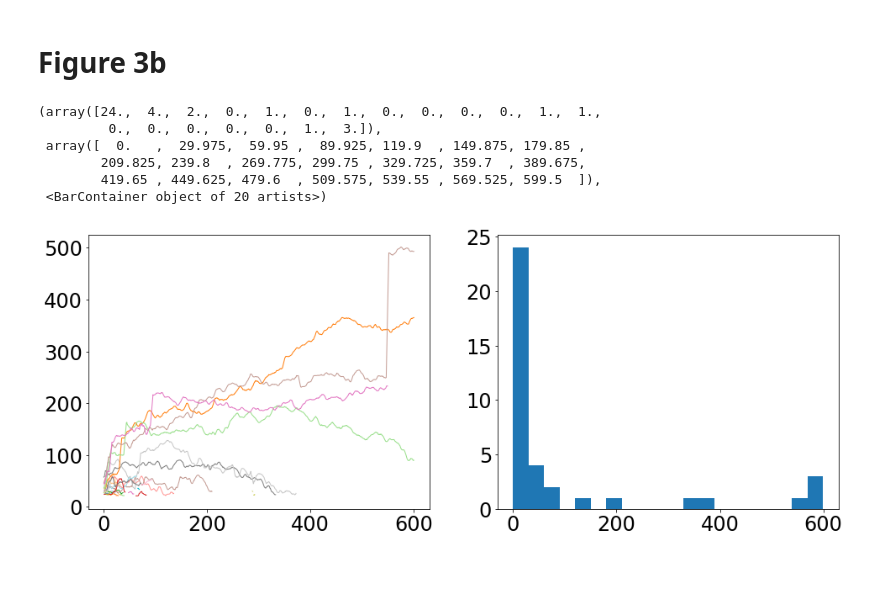
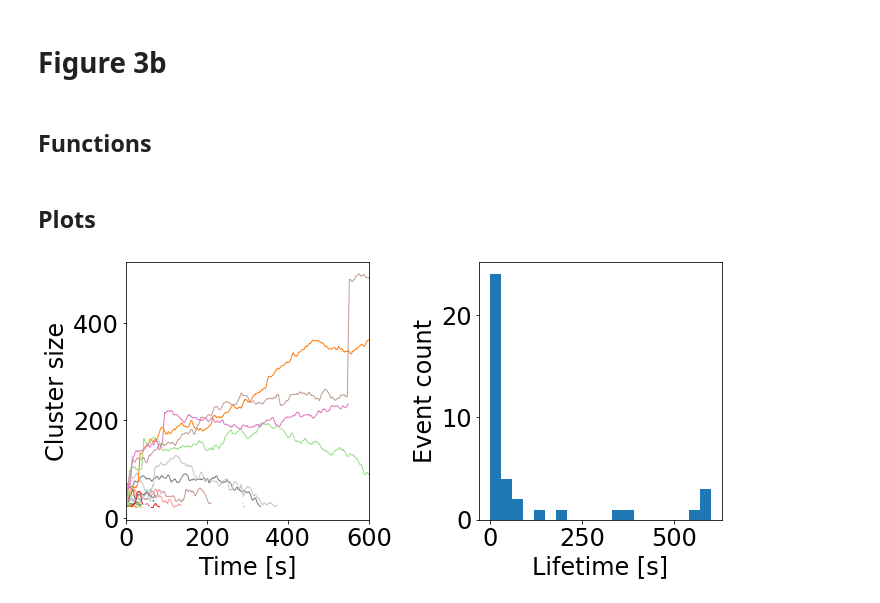
Before and after one commit to palladio11/aLENS_analysis, a Jupyter notebook: notebooks/chromatin_notebooks/Dyn_cond_figs/Figure3.ipynb, the cells around one changed output. Drawn from its saved outputs; the diff is of its cells as text; code cells hidden in the pictures; blank space fills up the shorter version.

```diff
--- a/notebooks/chromatin_notebooks/Dyn_cond_figs/Figure3.ipynb
+++ b/notebooks/chromatin_notebooks/Dyn_cond_figs/Figure3.ipynb
@@ -357,5 +350,7 @@ kymo_and_cluster_graph(sim_path)
 # %% [markdown]
 # Figure 3b
+# %% [markdown]
+## Functions
 # %%
 def get_cluster_trees_from_h5file(h5_file, cluster_similarity_threshold = .4, nskip = 10, part_min = 0):
     clusters = []
@@ -392,3 +402,5 @@ def get_lifetimes(branch_roots, min_time = 0, min_length = 0):
+# %% [markdown]
+## Plots
 # %%
 cluster_similarity_threshold = .4
 nskip = 10 # Time snapshot skips for cluster finding. = 10 secs
@@ -399,69 +411,56 @@ part_min = 40
 
 
 data_path = ceph_path / "DynCondPaper/23-10-20_aLc1_slice8.7._line1600_Pin1-13um_2xKe.1-300_ks100"
 sim_path = data_path / "simulations/Ke100_Pin5.0um/"
 
 h5_clust_file = sim_path / 'analysis/cluster_analysis.h5'
 with h5py.File(h5_clust_file, 'r') as h5_data:
     cluster_grp = h5_data['clusters']
     time_arr = h5_data['time'][...]
     time_grp_list = sorted(cluster_grp.values(), key=lambda x: x.attrs['time'])
     clusters = []
 
     for tg in time_grp_list:
         clust_grp = [cla.Cluster(h5_data = c) for c in tg.values()]
         clust_grp = [clust for clust in clust_grp if len(clust.part_ids) > part_min]
         clusters += [[cla.Cluster(h5_data = c) for c in tg.values()]]
 
 # Cluster tree
 root_clusters = cla.find_descendants(clusters, thresh=cluster_similarity_threshold, nskip=nskip)
 
 trees = []
 tree_id_gen = aa.helpers.gen_id()
 for root in root_clusters:
     tree = cla.ClusterTree(next(tree_id_gen))
     tree.add_recursive(root)
     trees += [tree]
 
 biggest_tree = max(trees, key=lambda x: x.get_main_clust_branch()[0].mass_hist)
 biggest_tree.update_branch_roots()
 branch_roots = biggest_tree.get_branch_roots()
+
+fig, axarr = plt.subplots(1,2, figsize=(10, 5))
+from scipy.ndimage.filters import uniform_filter1d
+plt.rcParams["axes.prop_cycle"] = plt.cycler("color", plt.cm.tab20.colors)
+
+
+merge_events = 0
+time_list = []
+for tree in trees:
+    if len(tree.clusters) < 10:
+        continue
+    tree.update_branch_roots()
+    branch_roots = tree.get_branch_roots()
+    merge_events += len(branch_roots)
+    time_list += plot_branches(axarr[0], branch_roots)
+
+_ = axarr[0].set_xlabel('Time [s]')
+_ = axarr[0].set_ylabel('Cluster size')
+_ = axarr[0].set_xlim(0, 600)
+
+_ = axarr[1].hist(time_list, bins=20)
+_ = axarr[1].set_ylabel('Event count')
+_ = axarr[1].set_xlabel('Lifetime [s]')
+fig.tight_layout()
+# %% [output]
+[figure, added]
-# %%
-fig, axarr = plt.subplots(1,2, figsize=(16, 6))
-from scipy.ndimage.filters import uniform_filter1d
-plt.rcParams["axes.prop_cycle"] = plt.cycler("color", plt.cm.tab20.colors)
-
-def plot_branches(axarr, branch_roots, window_size=10):
-    time_list = []
-    for root in branch_roots:
-        l_branch = root.get_largest_branch()
-        size_arr = np.zeros(len(l_branch))
-        time_arr = np.zeros(len(l_branch))
-        for i, clust in enumerate(l_branch):
-            size_arr[i] = len(clust.part_ids)
-            time_arr[i] = clust.time
-
-        size_arr_smooth = uniform_filter1d(size_arr, size=window_size)
-        _ = axarr.plot(time_arr, size_arr_smooth, linestyle='-', linewidth=1)
-        time_list += [time_arr[0]-time_arr[-1]]
-    return time_list
-
-merge_events = 0
-time_list = []
-for tree in trees:
-    if len(tree.clusters) < 10:
-        continue
-    tree.update_branch_roots()
-    branch_roots = tree.get_branch_roots()
-    merge_events += len(branch_roots)
-    time_list += plot_branches(axarr[0], branch_roots)
-
-axarr[1].hist(time_list, bins=20)
-# %% [output]
-(array([24.,  4.,  2.,  0.,  1.,  0.,  1.,  0.,  0.,  0.,  0.,  1.,  1.,
-         0.,  0.,  0.,  0.,  0.,  1.,  3.]),
- array([  0.   ,  29.975,  59.95 ,  89.925, 119.9  , 149.875, 179.85 ,
-        209.825, 239.8  , 269.775, 299.75 , 329.725, 359.7  , 389.675,
-        419.65 , 449.625, 479.6  , 509.575, 539.55 , 569.525, 599.5  ]),
- <BarContainer object of 20 artists>)
-[figure, removed]
```
Also changed, not shown: parts of 17 cells of this notebook, 3 other files.
